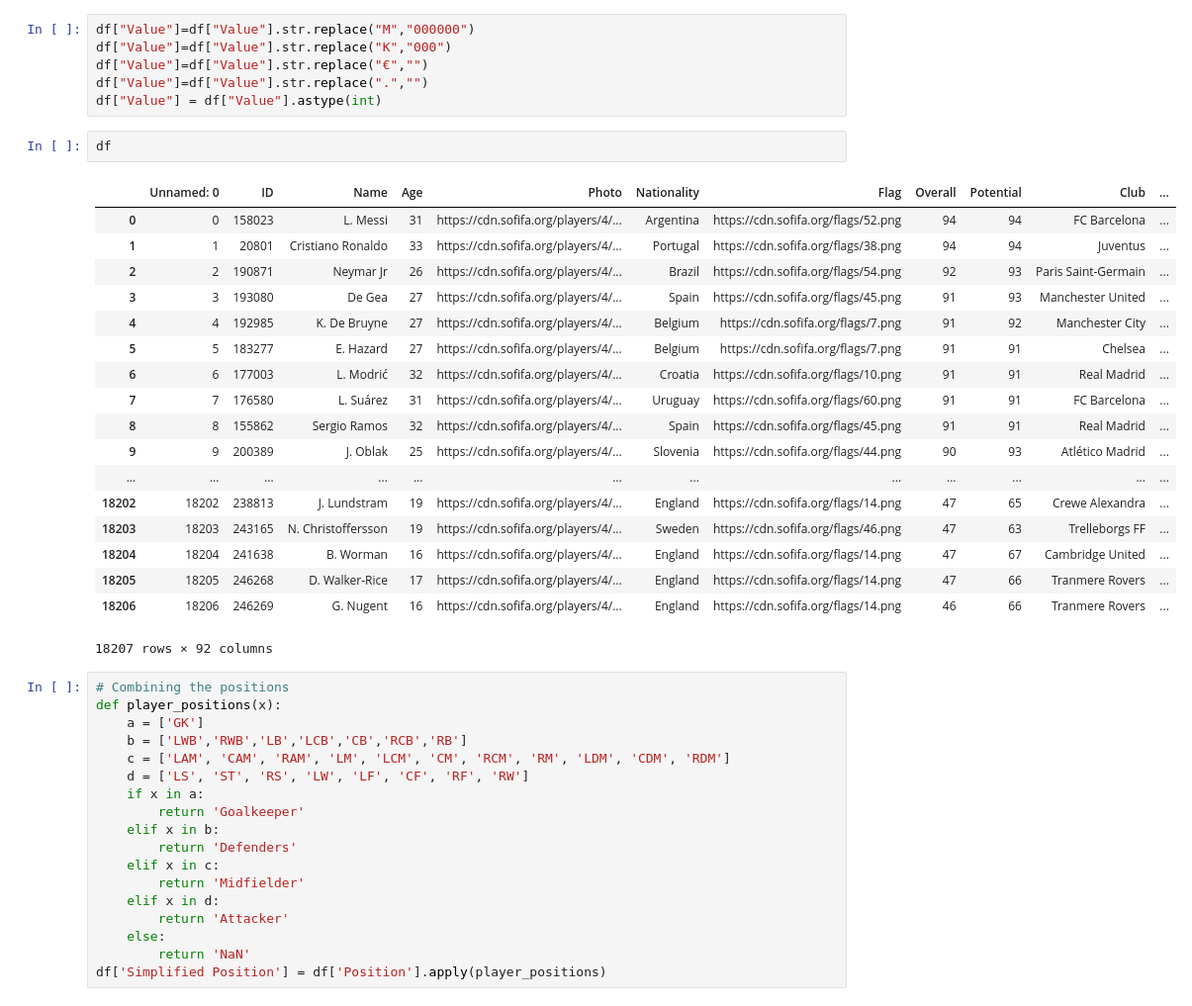
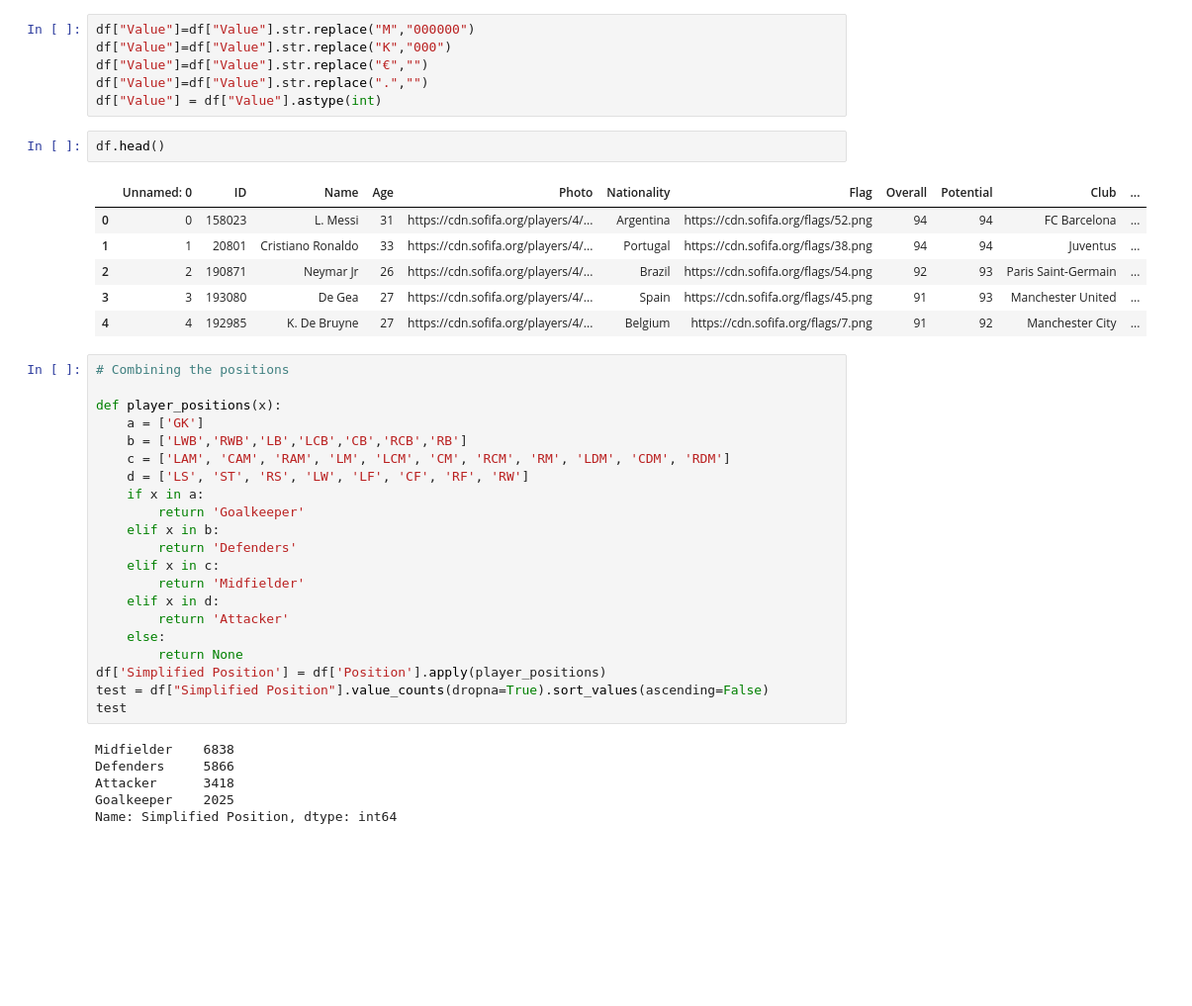
Before and after one commit to walidcol/fifa_metrics_fc, a Jupyter notebook: Main DataFrame.ipynb, the cells around one changed output. Shown at 99% size. Saved outputs shown, nothing was run; the diff lists cells and outputs as text; blank space fills up the shorter version.

```diff
--- a/Main DataFrame.ipynb
+++ b/Main DataFrame.ipynb
@@ -59,28 +60,17 @@ df["Value"]=df["Value"].str.replace("€","")
 df["Value"]=df["Value"].str.replace(".","")
 df["Value"] = df["Value"].astype(int)
 # %%
-df
+df.head()
 # %% [output]
 |  | Unnamed: 0 | ID | Name | Age | Photo | Nationality | Flag | Overall | Potential | Club | ... |
 | 0 | 0 | 158023 | L. Messi | 31 | https://cdn.sofifa.org/players/4/... | Argentina | https://cdn.sofifa.org/flags/52.png | 94 | 94 | FC Barcelona | ... |
 | 1 | 1 | 20801 | Cristiano Ronaldo | 33 | https://cdn.sofifa.org/players/4/... | Portugal | https://cdn.sofifa.org/flags/38.png | 94 | 94 | Juventus | ... |
 | 2 | 2 | 190871 | Neymar Jr | 26 | https://cdn.sofifa.org/players/4/... | Brazil | https://cdn.sofifa.org/flags/54.png | 92 | 93 | Paris Saint-Germain | ... |
 | 3 | 3 | 193080 | De Gea | 27 | https://cdn.sofifa.org/players/4/... | Spain | https://cdn.sofifa.org/flags/45.png | 91 | 93 | Manchester United | ... |
 | 4 | 4 | 192985 | K. De Bruyne | 27 | https://cdn.sofifa.org/players/4/... | Belgium | https://cdn.sofifa.org/flags/7.png | 91 | 92 | Manchester City | ... |
-| 5 | 5 | 183277 | E. Hazard | 27 | https://cdn.sofifa.org/players/4/... | Belgium | https://cdn.sofifa.org/flags/7.png | 91 | 91 | Chelsea | ... |
-| 6 | 6 | 177003 | L. Modrić | 32 | https://cdn.sofifa.org/players/4/... | Croatia | https://cdn.sofifa.org/flags/10.png | 91 | 91 | Real Madrid | ... |
-| 7 | 7 | 176580 | L. Suárez | 31 | https://cdn.sofifa.org/players/4/... | Uruguay | https://cdn.sofifa.org/flags/60.png | 91 | 91 | FC Barcelona | ... |
-| 8 | 8 | 155862 | Sergio Ramos | 32 | https://cdn.sofifa.org/players/4/... | Spain | https://cdn.sofifa.org/flags/45.png | 91 | 91 | Real Madrid | ... |
-| 9 | 9 | 200389 | J. Oblak | 25 | https://cdn.sofifa.org/players/4/... | Slovenia | https://cdn.sofifa.org/flags/44.png | 90 | 93 | Atlético Madrid | ... |
-| ... | ... | ... | ... | ... | ... | ... | ... | ... | ... | ... | ... |
-| 18202 | 18202 | 238813 | J. Lundstram | 19 | https://cdn.sofifa.org/players/4/... | England | https://cdn.sofifa.org/flags/14.png | 47 | 65 | Crewe Alexandra | ... |
-| 18203 | 18203 | 243165 | N. Christoffersson | 19 | https://cdn.sofifa.org/players/4/... | Sweden | https://cdn.sofifa.org/flags/46.png | 47 | 63 | Trelleborgs FF | ... |
-| 18204 | 18204 | 241638 | B. Worman | 16 | https://cdn.sofifa.org/players/4/... | England | https://cdn.sofifa.org/flags/14.png | 47 | 67 | Cambridge United | ... |
-| 18205 | 18205 | 246268 | D. Walker-Rice | 17 | https://cdn.sofifa.org/players/4/... | England | https://cdn.sofifa.org/flags/14.png | 47 | 66 | Tranmere Rovers | ... |
-| 18206 | 18206 | 246269 | G. Nugent | 16 | https://cdn.sofifa.org/players/4/... | England | https://cdn.sofifa.org/flags/14.png | 46 | 66 | Tranmere Rovers | ... |
-18207 rows × 92 columns
 # %%
 # Combining the positions
+
 def player_positions(x):
     a = ['GK']
     b = ['LWB','RWB','LB','LCB','CB','RCB','RB']
@@ -95,5 +85,13 @@ def player_positions(x):
     elif x in d:
         return 'Attacker'
     else:
-        return 'NaN'
+        return None
 df['Simplified Position'] = df['Position'].apply(player_positions)
+test = df["Simplified Position"].value_counts(dropna=True).sort_values(ascending=False)
+test
+# %% [output]
+Midfielder    6838
+Defenders     5866
+Attacker      3418
+Goalkeeper    2025
+Name: Simplified Position, dtype: int64
```
Also changed, not shown: parts of 11 cells of this notebook.
